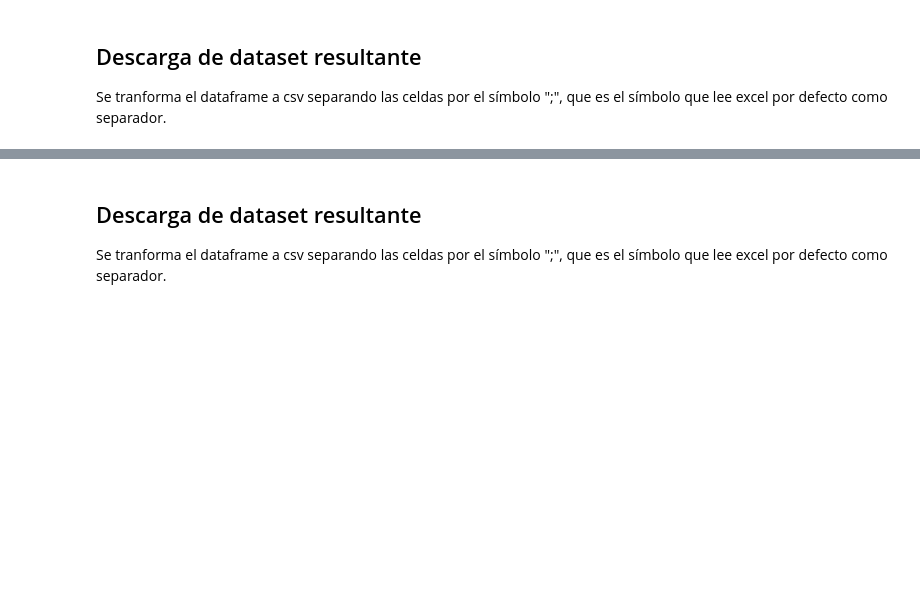
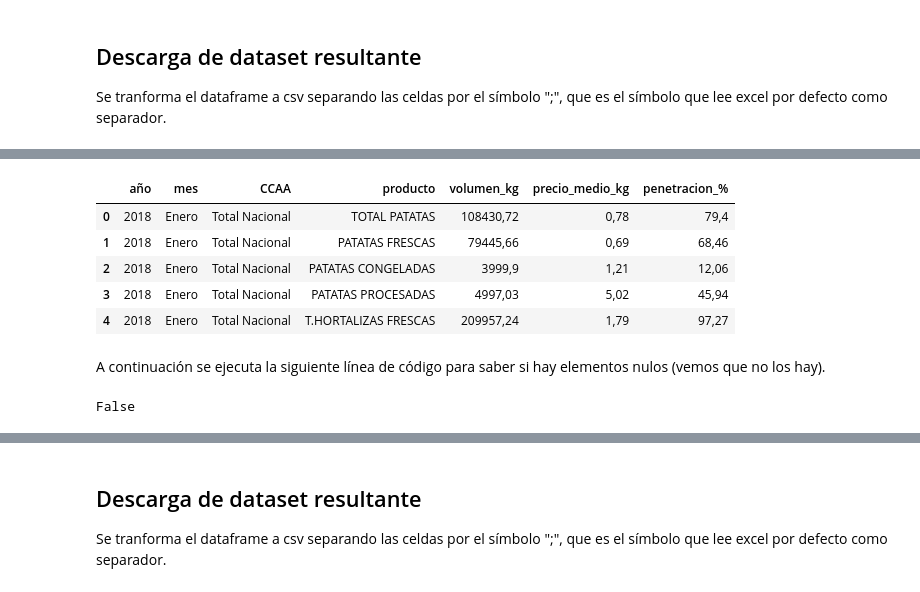
Before and after one commit to AdrianRuiz6/Mineria, a Jupyter notebook: AgroAnalisis.ipynb, the cells around one changed output, grey strips where cells are left out. Saved outputs shown, nothing was run; the diff lists cells and outputs as text; code cells hidden in the pictures; blank space fills up the shorter version.

```diff
--- a/AgroAnalisis.ipynb
+++ b/AgroAnalisis.ipynb
@@ -323,0 +343,22 @@ ds_clean.reset_index(drop=True)
+# %%
+dataframe_1_v2.rename({'Precio medio kg': 'precio_medio_kg'}, axis=1, inplace=True)
+dataframe_1_v2.rename({'Producto': 'producto'}, axis=1, inplace=True)
+dataframe_1_v2.rename({'Volumen (miles de kg)': 'volumen_kg'}, axis=1, inplace=True)
+dataframe_1_v2.rename({'Penetración (%)': 'penetracion_%'}, axis=1, inplace=True)
+dataframe_1_v2.rename({'Año': 'año'}, axis=1, inplace=True)
+dataframe_1_v2.rename({'Mes': 'mes'}, axis=1, inplace=True)
+# %%
+dataframe_1_v2.head()
+# %% [output]
+|  | año | mes | CCAA | producto | volumen_kg | precio_medio_kg | penetracion_% |
+| 0 | 2018 | Enero | Total Nacional | TOTAL PATATAS | 108430,72 | 0,78 | 79,4 |
+| 1 | 2018 | Enero | Total Nacional | PATATAS FRESCAS | 79445,66 | 0,69 | 68,46 |
+| 2 | 2018 | Enero | Total Nacional | PATATAS CONGELADAS | 3999,9 | 1,21 | 12,06 |
+| 3 | 2018 | Enero | Total Nacional | PATATAS PROCESADAS | 4997,03 | 5,02 | 45,94 |
+| 4 | 2018 | Enero | Total Nacional | T.HORTALIZAS FRESCAS | 209957,24 | 1,79 | 97,27 |
+# %% [markdown]
+A continuación se ejecuta la siguiente línea de código para saber si hay elementos nulos (vemos que no los hay).
+# %%
+dataframe_1_v2.isnull().values.all()
+# %% [output]
+False
```
Also changed, not shown: parts of 66 cells of this notebook.
